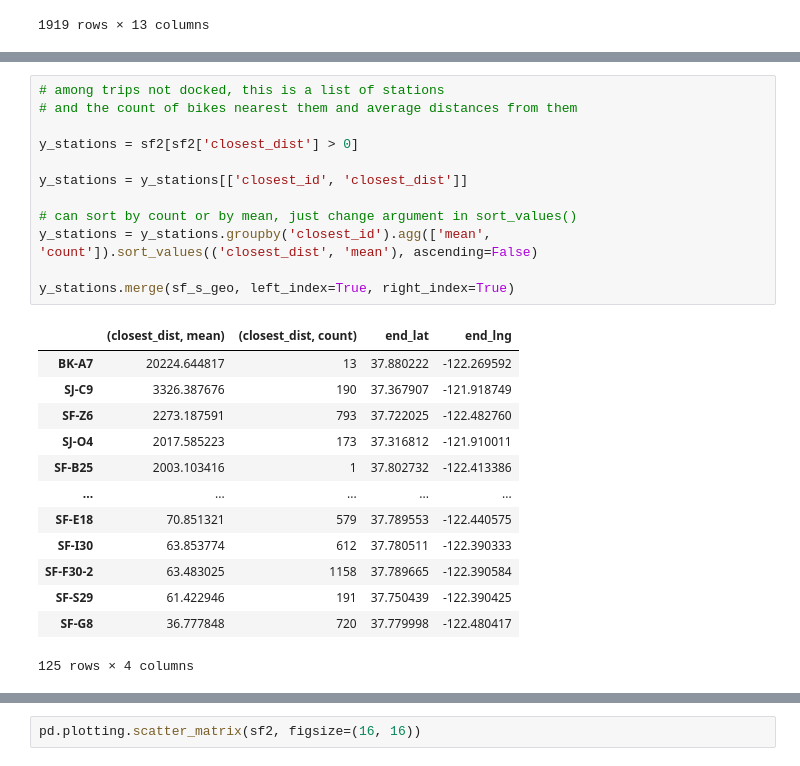
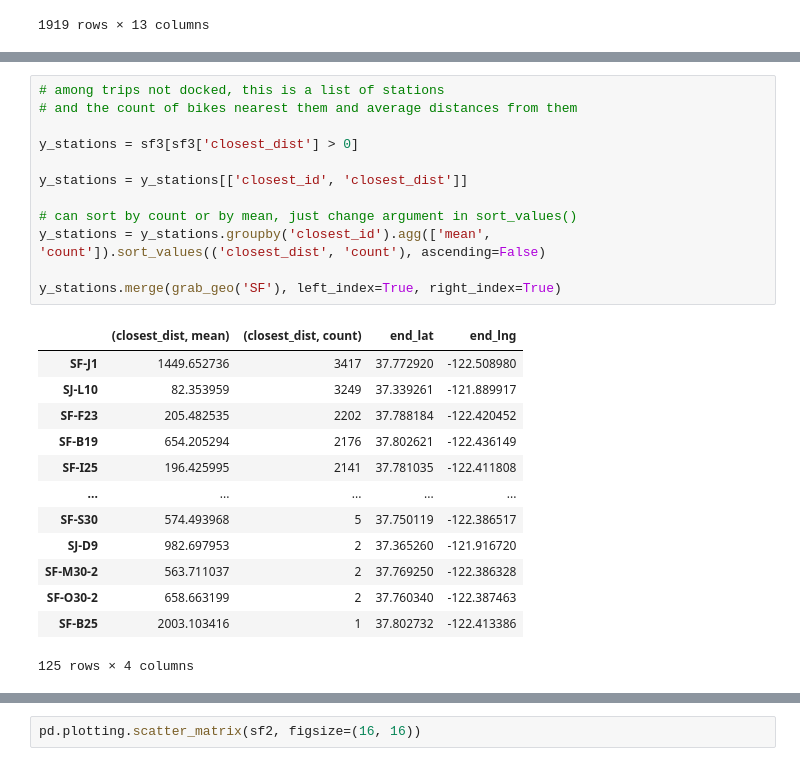
Before and after one commit to nick-kopy/Modeling-Electric-Rental-Bike-Lock-Ups, a Jupyter notebook: cap2.ipynb, the cells around one changed output, grey strips where cells are left out. Saved outputs shown, nothing was run; the diff lists cells and outputs as text.

```diff
--- a/cap2.ipynb
+++ b/cap2.ipynb
@@ -884,26 +913,26 @@ sf2[mask]
 # %%
 # among trips not docked, this is a list of stations
 # and the count of bikes nearest them and average distances from them
 
-y_stations = sf2[sf2['closest_dist'] > 0]
+y_stations = sf3[sf3['closest_dist'] > 0]
 
 y_stations = y_stations[['closest_id', 'closest_dist']]
 
 # can sort by count or by mean, just change argument in sort_values()
-y_stations = y_stations.groupby('closest_id').agg(['mean', 'count']).sort_values(('closest_dist', 'mean'), ascending=False)
+y_stations = y_stations.groupby('closest_id').agg(['mean', 'count']).sort_values(('closest_dist', 'count'), ascending=False)
 
-y_stations.merge(sf_s_geo, left_index=True, right_index=True)
+y_stations.merge(grab_geo('SF'), left_index=True, right_index=True)
 # %% [output]
 |  | (closest_dist, mean) | (closest_dist, count) | end_lat | end_lng |
-| BK-A7 | 20224.644817 | 13 | 37.880222 | -122.269592 |
-| SJ-C9 | 3326.387676 | 190 | 37.367907 | -121.918749 |
-| SF-Z6 | 2273.187591 | 793 | 37.722025 | -122.482760 |
-| SJ-O4 | 2017.585223 | 173 | 37.316812 | -121.910011 |
+| SF-J1 | 1449.652736 | 3417 | 37.772920 | -122.508980 |
+| SJ-L10 | 82.353959 | 3249 | 37.339261 | -121.889917 |
+| SF-F23 | 205.482535 | 2202 | 37.788184 | -122.420452 |
+| SF-B19 | 654.205294 | 2176 | 37.802621 | -122.436149 |
+| SF-I25 | 196.425995 | 2141 | 37.781035 | -122.411808 |
+| ... | ... | ... | ... | ... |
+| SF-S30 | 574.493968 | 5 | 37.750119 | -122.386517 |
+| SJ-D9 | 982.697953 | 2 | 37.365260 | -121.916720 |
+| SF-M30-2 | 563.711037 | 2 | 37.769250 | -122.386328 |
+| SF-O30-2 | 658.663199 | 2 | 37.760340 | -122.387463 |
 | SF-B25 | 2003.103416 | 1 | 37.802732 | -122.413386 |
-| ... | ... | ... | ... | ... |
-| SF-E18 | 70.851321 | 579 | 37.789553 | -122.440575 |
-| SF-I30 | 63.853774 | 612 | 37.780511 | -122.390333 |
-| SF-F30-2 | 63.483025 | 1158 | 37.789665 | -122.390584 |
-| SF-S29 | 61.422946 | 191 | 37.750439 | -122.390425 |
-| SF-G8 | 36.777848 | 720 | 37.779998 | -122.480417 |
 125 rows × 4 columns
```
Also changed, not shown: parts of 8 cells of this notebook, 2 other files.
